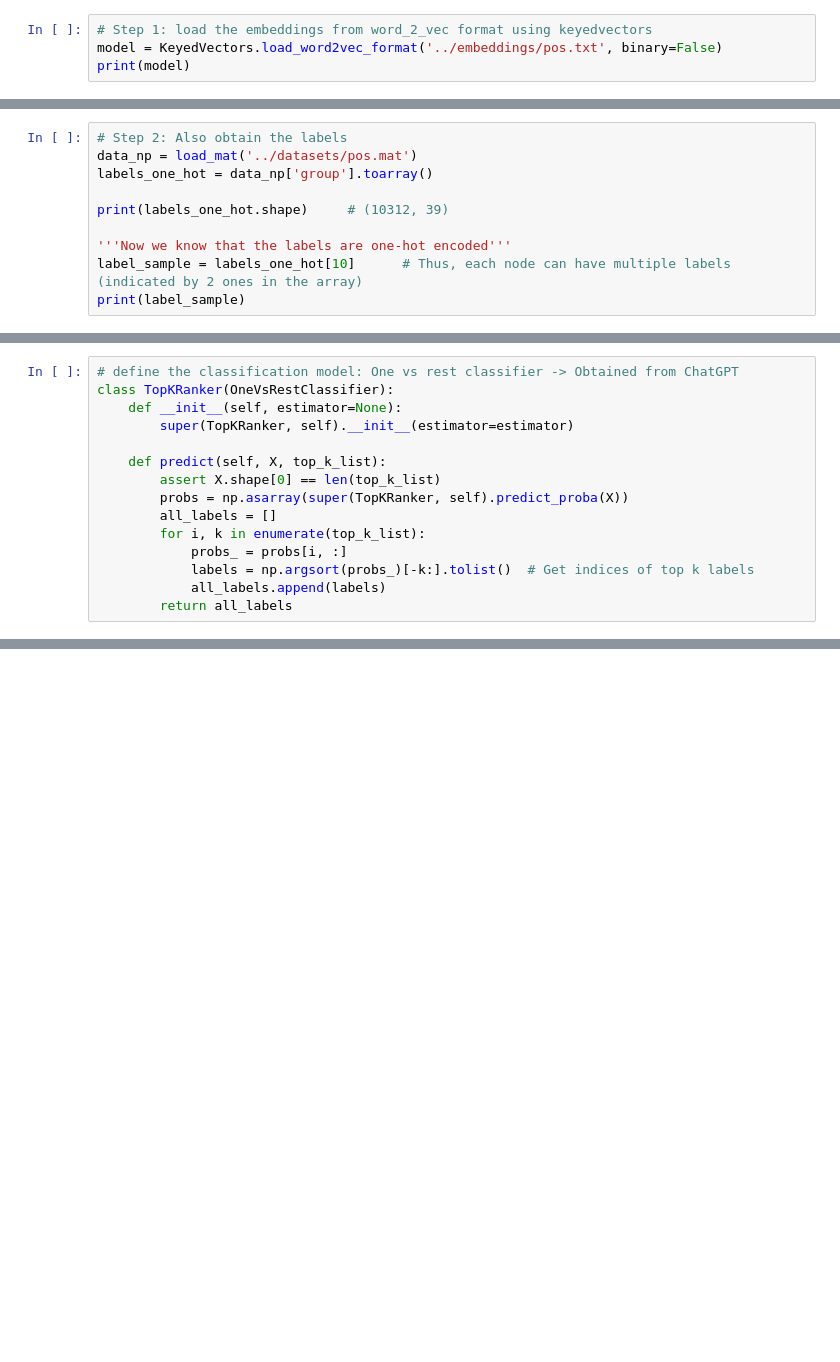
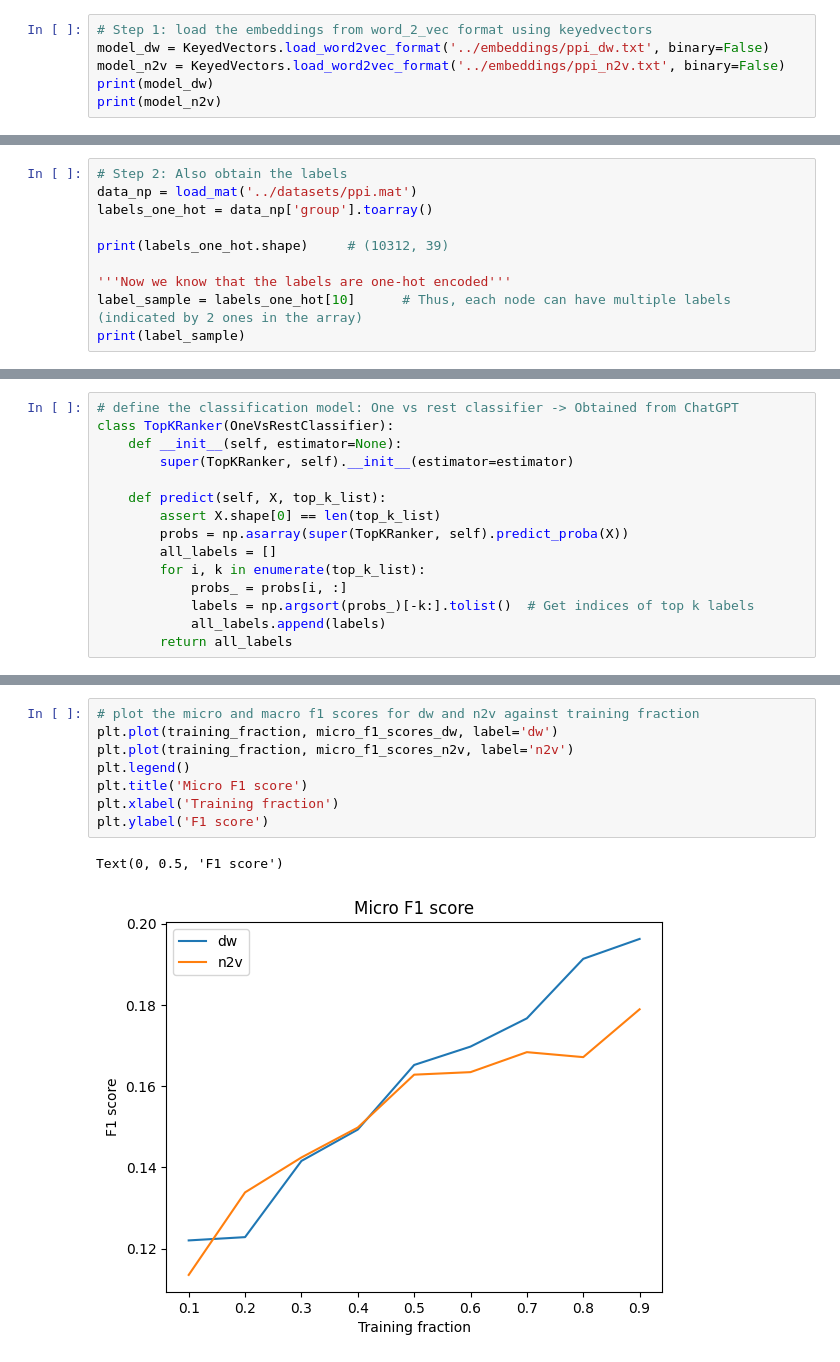
Before and after one commit to Anika-Roy/Exploring_Graph_Embeddings, a Jupyter notebook: classification/multi_label.ipynb, the cells around one changed output, grey strips where cells are left out. Cells and saved outputs as stored; diff of their text form; blank space fills up the shorter version.

```diff
--- a/classification/multi_label.ipynb
+++ b/classification/multi_label.ipynb
@@ -29,6 +29,8 @@ def load_mat(filename):
     return data
 # %%
 # Step 1: load the embeddings from word_2_vec format using keyedvectors
-model = KeyedVectors.load_word2vec_format('../embeddings/pos.txt', binary=False)
-print(model)
+model_dw = KeyedVectors.load_word2vec_format('../embeddings/ppi_dw.txt', binary=False)
+model_n2v = KeyedVectors.load_word2vec_format('../embeddings/ppi_n2v.txt', binary=False)
+print(model_dw)
+print(model_n2v)
 # %% [output]
@@ -38,6 +43,6 @@ KeyedVectors<vector_size=128, 4777 keys>
 # %%
 # Step 2: Also obtain the labels
-data_np = load_mat('../datasets/pos.mat')
+data_np = load_mat('../datasets/ppi.mat')
 labels_one_hot = data_np['group'].toarray()
 
 print(labels_one_hot.shape)     # (10312, 39)
@@ -162,0 +190,11 @@ Macro F1 score:  0.05924564659505338
+# %%
+# plot the micro and macro f1 scores for dw and n2v against training fraction
+plt.plot(training_fraction, micro_f1_scores_dw, label='dw')
+plt.plot(training_fraction, micro_f1_scores_n2v, label='n2v')
+plt.legend()
+plt.title('Micro F1 score')
+plt.xlabel('Training fraction')
+plt.ylabel('F1 score')
+# %% [output]
+Text(0, 0.5, 'F1 score')
+[figure, added]
```
Also changed, not shown: parts of 4 cells of this notebook.
